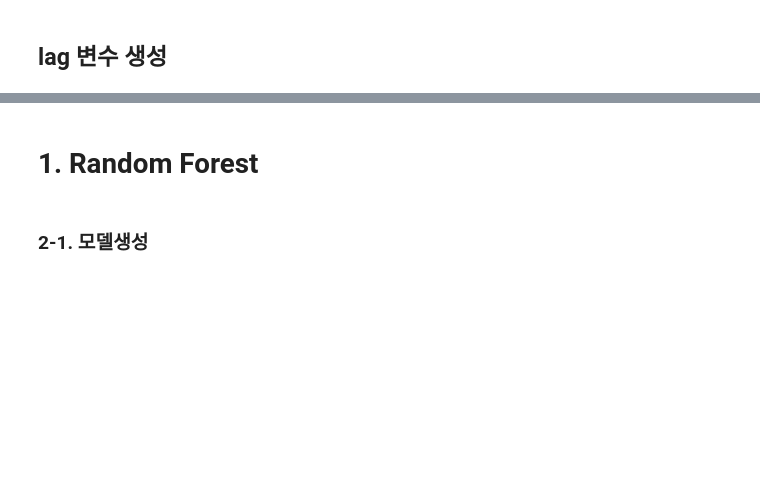
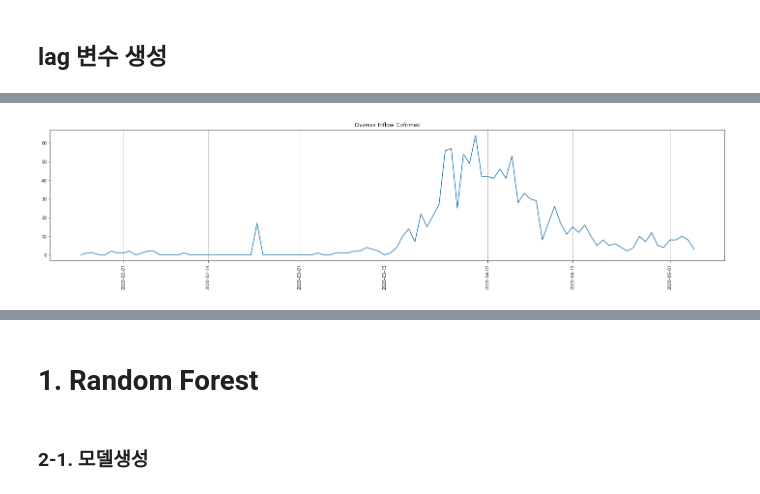
Before and after one commit to Hinterhalter/Post-COVID-19_modeling, a Jupyter notebook: Model_StackingRegressor-Copy1.ipynb, the cells around one changed output, grey strips where cells are left out. Drawn from its saved outputs; the diff is of its cells as text; code cells hidden in the pictures; blank space fills up the shorter version.

```diff
--- a/Model_StackingRegressor-Copy1.ipynb
+++ b/Model_StackingRegressor-Copy1.ipynb
@@ -97,3 +86,11 @@ df.tail()
+# %%
+plt.figure(figsize=(25,5))
+plt.plot(df['target'])
+plt.xticks(rotation=90)
+plt.title("Oversea Inflow Cofirmed")
+plt.grid(axis='x')
+# %% [output]
+[figure, added]
 # %%
 plt.figure(figsize=(7,7))
 sns.heatmap(df.corr(), cmap='Blues')
```
Also changed, not shown: parts of 26 cells of this notebook, 2 other files.
